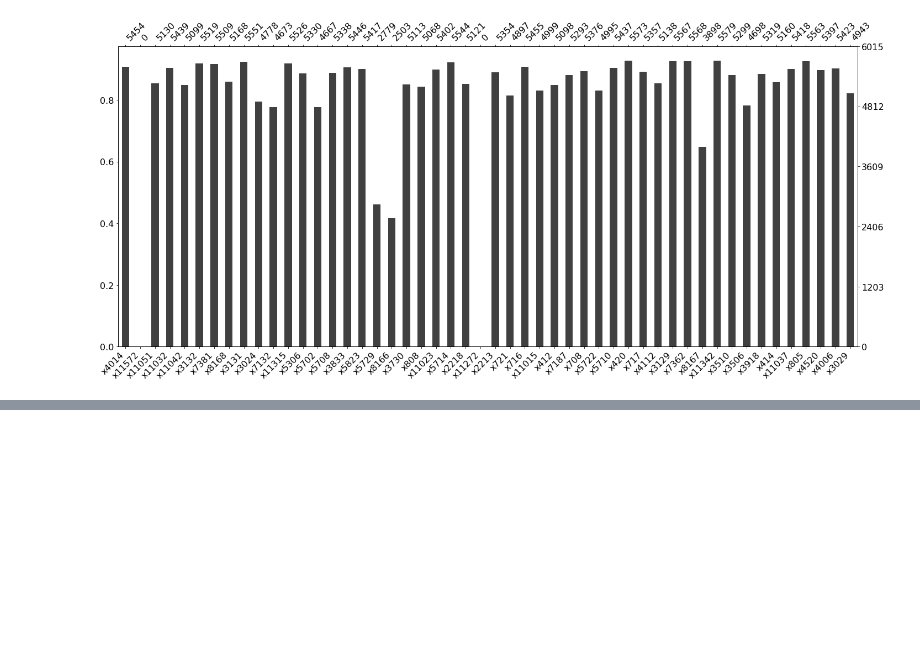
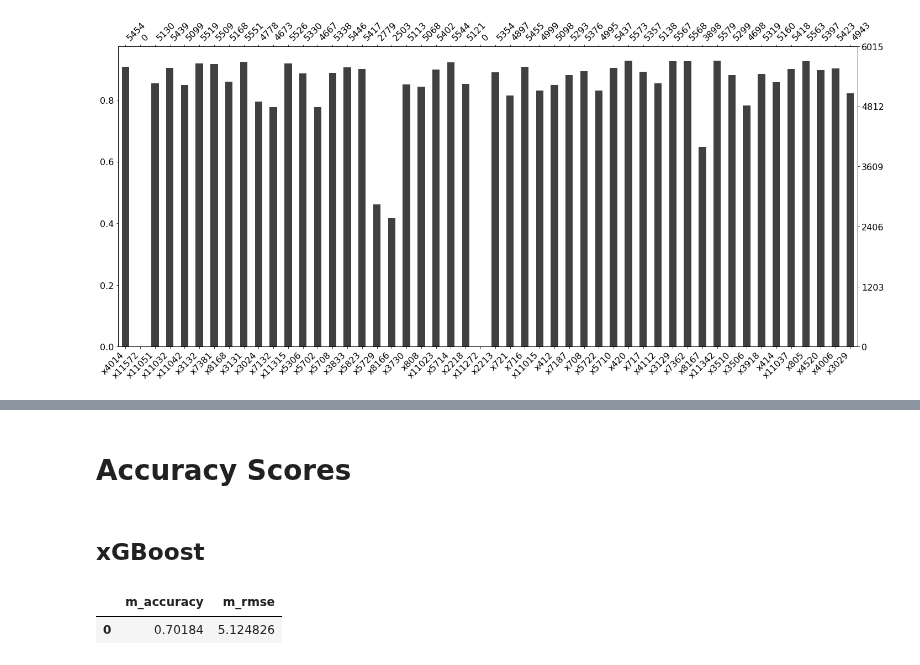
Before and after one commit to TavoloPerUno/scf_impute, a Jupyter notebook: Missing Patterns.ipynb, the cells around one changed output, grey strips where cells are left out. Cells and saved outputs as stored; diff of their text form; code cells hidden in the pictures; blank space fills up the shorter version.

```diff
--- a/Missing Patterns.ipynb
+++ b/Missing Patterns.ipynb
@@ -242,3 +40,0 @@ TypeError: '<' not supported between instances of 'int' and 'str'
-# %%
-df_imputed = pd.read_csv('data/knn_imputed_3.csv', index_col=0)
-df_imputed['x1004']
@@ -247,13 +40,0 @@ TypeError: must be str, not int
-# %%
-y_num = pd.DataFrame(columns=('imputed', 'actual', 'row', 'col'))
-y_char = pd.DataFrame(columns=['actual', 'imputed', 'col'])
-for i in range(1,5):
-    df_imputed = pd.read_csv('data/knn_imputed_' + str(i) + '.csv', index_col=0)
-    df_imputed = scoring.prepare_for_scores(dct_data, dct_param, df_imputed, i)
-    y, mse = scoring.get_mse(dct_data['df_full_cleaned_data'].copy(), df_imputed, dct_data['lst_num_cols'], dct_data['df_removed_'+str(i)])
-    y_num = y_num.append(y)
-    y, m_accuracy = scoring.get_accuracy(dct_data['df_full_cleaned_data'].copy(), df_imputed, dct_data['lst_char_cols'], dct_data['df_removed_'+str(i)])
-    y_char = y_char.append(y)
-
-print(mean_squared_error(y_num['actual'], y_num['imputed']))
-print(accuracy_score(y['actual'], y['imputed']))
@@ -381,3 +40,0 @@ xgboost_scores
-# %%
-dct_data['full_cleaned_data'] = pd.read_csv(os.path.join('data', 'full_cleaned_old.csv'), index_col=0)
-dct_data['df_removed'] = pd.read_csv(os.path.join('data', 'withheld_old.csv'), index_col=0)
@@ -439,2 +40,0 @@ ValueError: The truth value of a Series is ambiguous. Use a.empty, a.bool(), a.i
-# %%
-df_imputed = dct_data['knn_imputed_raw100']
@@ -484,0 +53,21 @@ t = pd.DataFrame({'t':[1,2,3,4,5,6],
+# %% [markdown]
+# Accuracy Scores
+# %% [markdown]
+## xGBoost
+# %%
+y_num = pd.DataFrame(columns=('imputed', 'actual', 'row', 'col'))
+y_char = pd.DataFrame(columns=['actual', 'imputed', 'col'])
+for i in range(1,6):
+    df_imputed = dct_data['xgboost_imputed_raw' + str(i)].copy()
+    df_imputed = master.prepare_for_upload(dct_data, df_imputed)
+    nums, mse = scoring.get_mse(dct_data['df_full_cleaned_data'].copy(), df_imputed, dct_data['lst_num_cols'], dct_data['df_removed_'+str(i)])
+    y_num = y_num.append(nums)
+    chars, m_accuracy = scoring.get_accuracy(dct_data['df_full_cleaned_data'].copy(), df_imputed, dct_data['lst_char_cols'], dct_data['df_removed_'+str(i)])
+    y_char = y_char.append(chars)
+
+pd.DataFrame({'m_rmse': mean_squared_error(y_num['actual'], y_num['imputed']),
+              'm_accuracy': accuracy_score(y_char['actual'], y_char['imputed'])
+             }, index=[0])
+# %% [output]
+|  | m_accuracy | m_rmse |
+| 0 | 0.70184 | 5.124826 |
```
Also changed, not shown: parts of 61 cells of this notebook, 4 other files.
